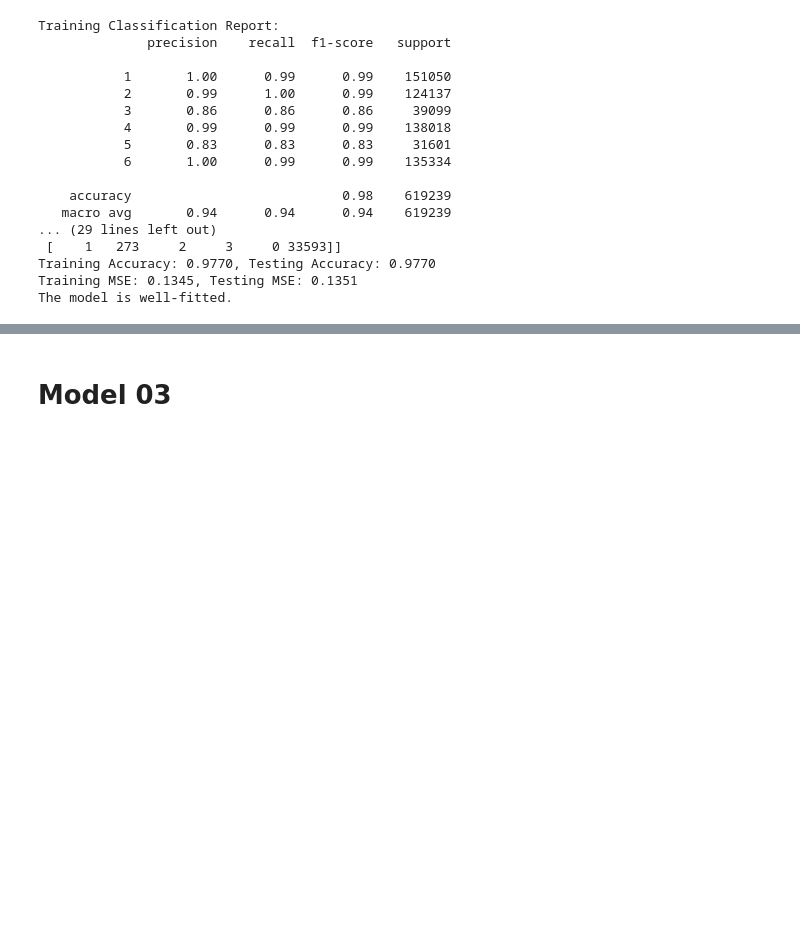
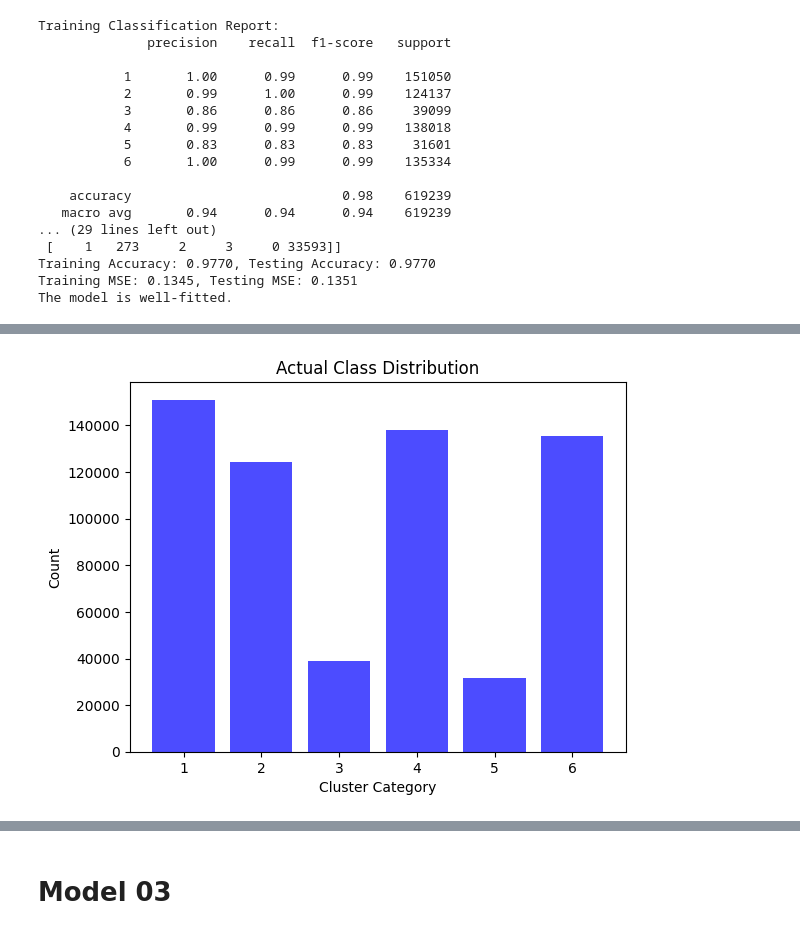
Before and after one commit to DSPL-Project-Group-B10/Models-, a Jupyter notebook: DSPL_Models.ipynb, the cells around one changed output, grey strips where cells are left out. Saved outputs shown, nothing was run; the diff lists cells and outputs as text; code cells hidden in the pictures; blank space fills up the shorter version.

```diff
--- a/DSPL_Models.ipynb
+++ b/DSPL_Models.ipynb
@@ -285,0 +410,9 @@ The model is well-fitted.
+# %%
+# Actual class distribution
+plt.bar(y_train.value_counts().index, y_train.value_counts().values, color='blue', alpha=0.7)
+plt.xlabel("Cluster Category")
+plt.ylabel("Count")
+plt.title("Actual Class Distribution")
+plt.show()
+# %% [output]
+[figure, added]
```
Also changed, not shown: parts of 45 cells of this notebook.
